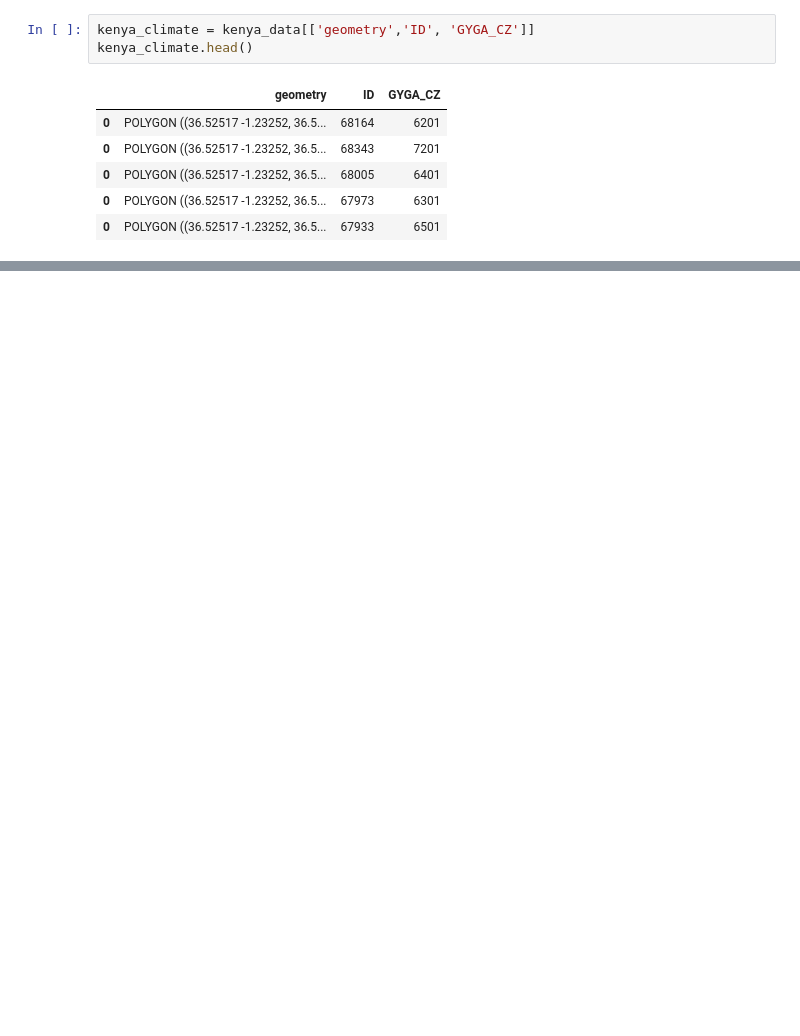
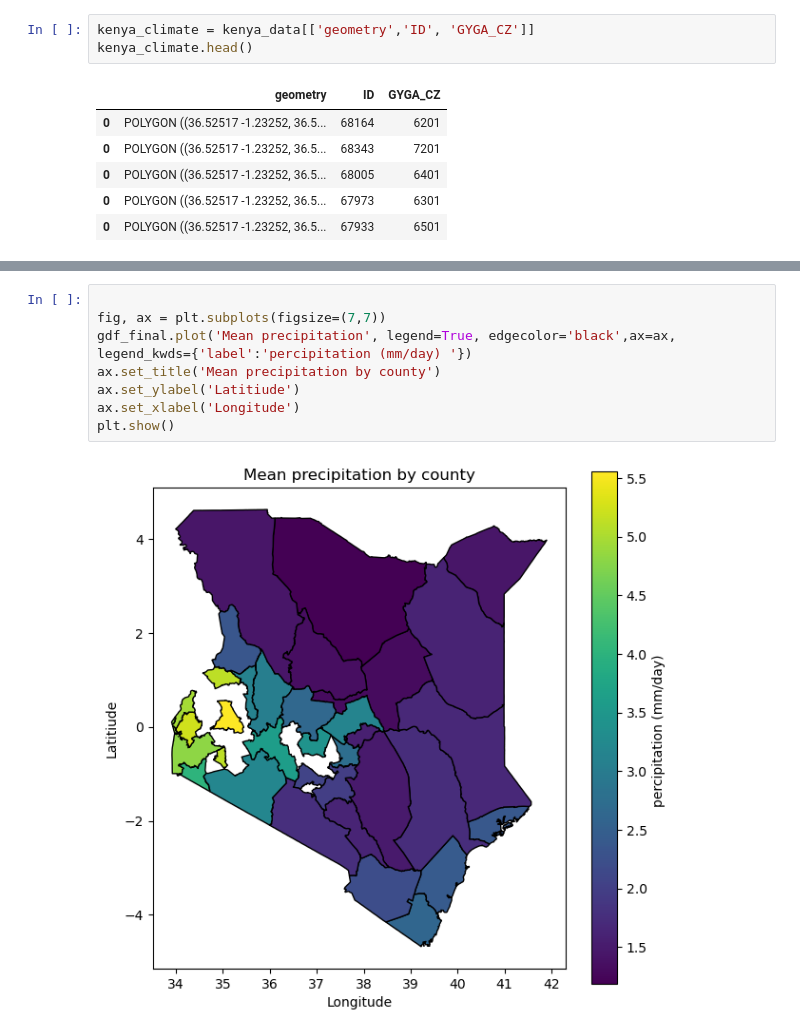
Before and after one commit to CWanderi/capstone_project, a Jupyter notebook: capstone_project.ipynb, the cells around one changed output, grey strips where cells are left out. Cells and saved outputs as stored; diff of their text form; blank space fills up the shorter version.

```diff
--- a/capstone_project.ipynb
+++ b/capstone_project.ipynb
@@ -613,0 +396,10 @@ plt.show()
+# %%
+
+fig, ax = plt.subplots(figsize=(7,7))
+gdf_final.plot('Mean precipitation', legend=True, edgecolor='black',ax=ax, legend_kwds={'label':'percipitation (mm/day) '})
+ax.set_title('Mean precipitation by county')
+ax.set_ylabel('Latitiude')
+ax.set_xlabel('Longitude')
+plt.show()
+# %% [output]
+[figure, added]
```
Also changed, not shown: parts of 46 cells of this notebook.
